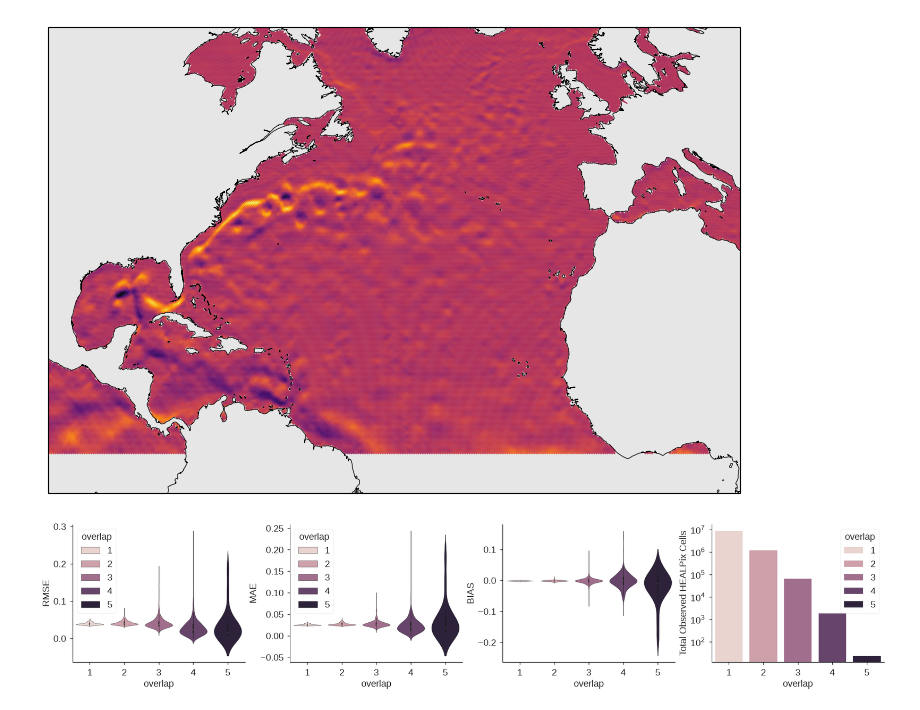
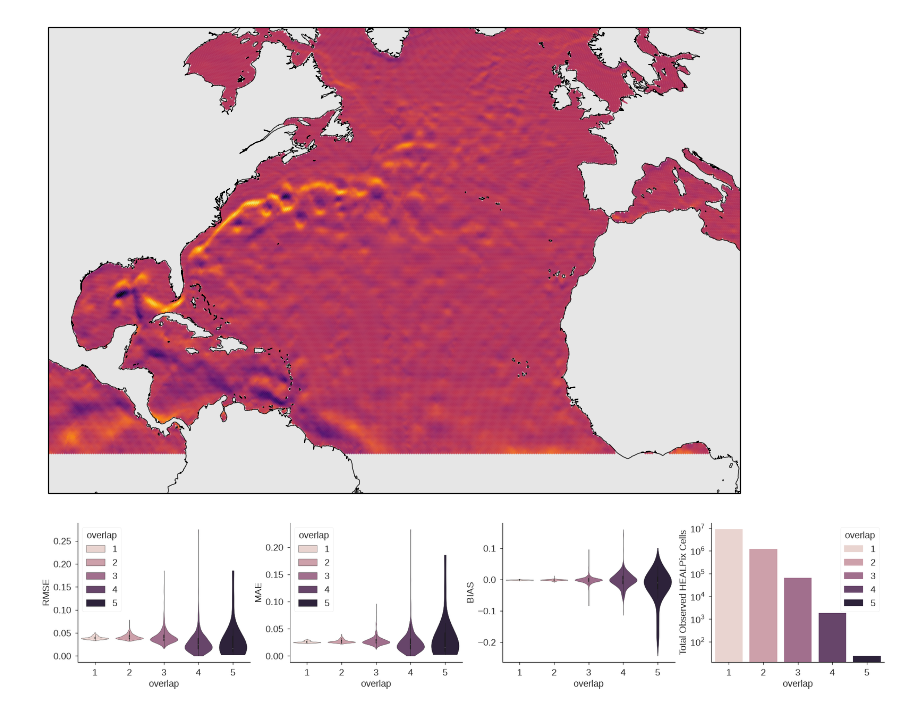
Before and after one commit to timothyas/nese, a Jupyter notebook: experimental/all-altimeter/plot_quick.ipynb, the cells around one changed output. Cells and saved outputs as stored; diff of their text form; code cells hidden in the pictures.

Commit message:
quick plot updates

```diff
--- a/experimental/all-altimeter/plot_quick.ipynb
+++ b/experimental/all-altimeter/plot_quick.ipynb
@@ -48,31 +48,33 @@ ds = ds.squeeze()
 # %%
 reference = "jason_3"
 metrics = ["rmse", "mae", "bias"]
 ncols = len(metrics)+1
 fig, axs = plt.subplots(1, ncols, figsize=(5*ncols, 4))
 
 for metric, ax in zip(metrics, axs):
     plotme = ds[metric].sel(group=reference).to_dataset().to_dataframe()
+    kwargs = {"cut": 0} if metric != "bias" else {}
     sns.violinplot(
         data=plotme,
         x="overlap",
         y=metric,
         hue="overlap",
         ax=ax,
         legend=True if metric != "bias" else False,
+        **kwargs,
     )
     ax.set(ylabel=metric.upper())
 
 sns.barplot(
     data=ds["n_obs"].sel(group=reference).sum("t0").to_dataset().to_dataframe(),
     x="overlap",
     y="n_obs",
     hue="overlap",
     ax=axs[-1],
 #    legend=False
 )
 axs[-1].set(yscale="log", ylabel="Total Observed HEALPix Cells")
 
 fig.savefig(f"runs/v2p1/inference-validation/figures/metrics.overlap.{reference}.jpeg", dpi=300, bbox_inches="tight")
 # %% [output]
-[figure, old version]
+[figure, new version]
```
Also changed, not shown: parts of 1 cell of this notebook, 1 other file.
